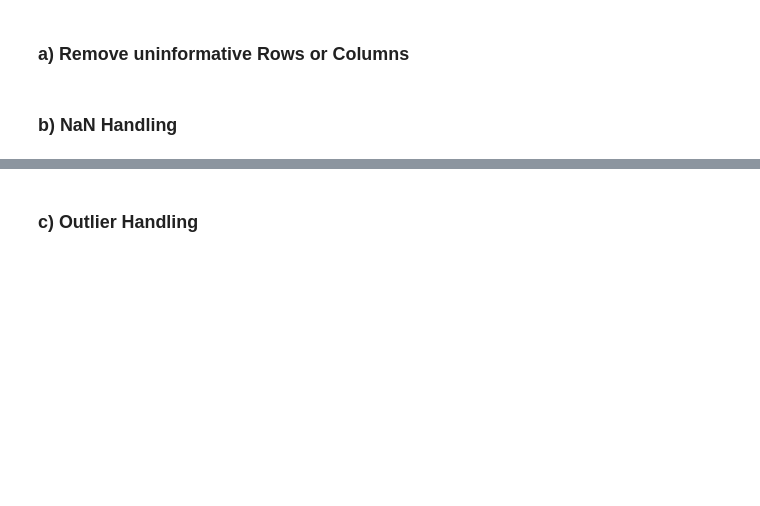
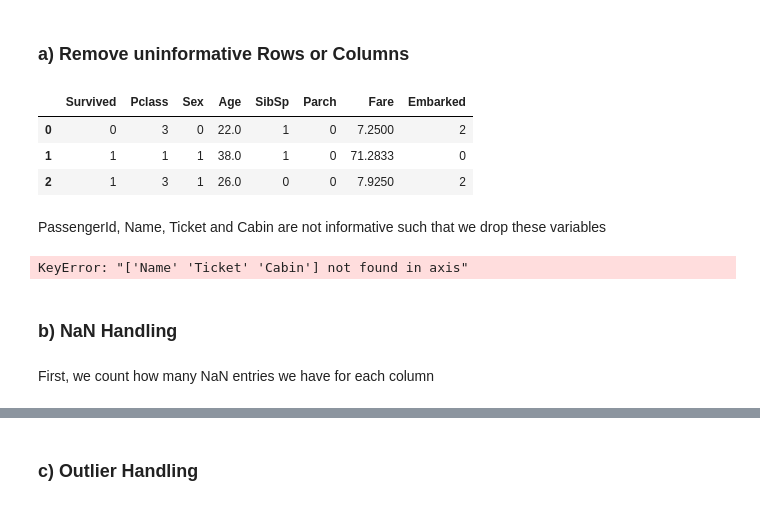
Before and after one commit to FelixMoeller3/linkit_titanic_survivor_challenge, a Jupyter notebook: linkit_titanic_survivor_challenge.ipynb, the cells around one changed output, grey strips where cells are left out. Drawn from its saved outputs; the diff is of its cells as text; code cells hidden in the pictures; blank space fills up the shorter version.

```diff
--- a/linkit_titanic_survivor_challenge.ipynb
+++ b/linkit_titanic_survivor_challenge.ipynb
@@ -108,5 +127,22 @@ train_data[train_data['Fare']==0]
 ## Data Preprocessing
 # %% [markdown]
 ### a) Remove uninformative Rows or Columns
+# %%
+train_data.head(3)
+# %% [output]
+|  | Survived | Pclass | Sex | Age | SibSp | Parch | Fare | Embarked |
+| 0 | 0 | 3 | 0 | 22.0 | 1 | 0 | 7.2500 | 2 |
+| 1 | 1 | 1 | 1 | 38.0 | 1 | 0 | 71.2833 | 0 |
+| 2 | 1 | 3 | 1 | 26.0 | 0 | 0 | 7.9250 | 2 |
+# %% [markdown]
+PassengerId, Name, Ticket and Cabin are not informative such that we drop these variables
+# %%
+# drop columns from both train and test sample
+train_data.drop(['PassengerId','Name','Ticket','Cabin'], axis=1, inplace=True)
+test_data.drop(['PassengerId','Name','Ticket','Cabin'], axis=1, inplace=True)
+# %% [output]
+KeyError: "['Name' 'Ticket' 'Cabin'] not found in axis"
 # %% [markdown]
 ### b) NaN Handling
+# %% [markdown]
+First, we count how many NaN entries we have for each column
```
Also changed, not shown: parts of 27 cells of this notebook.
